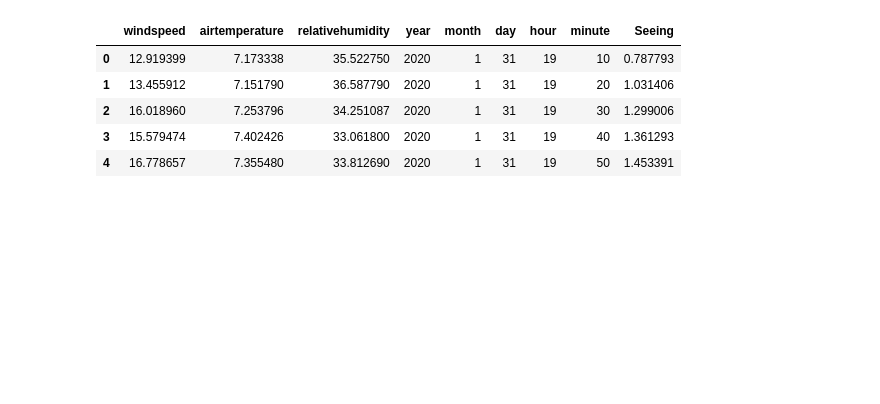
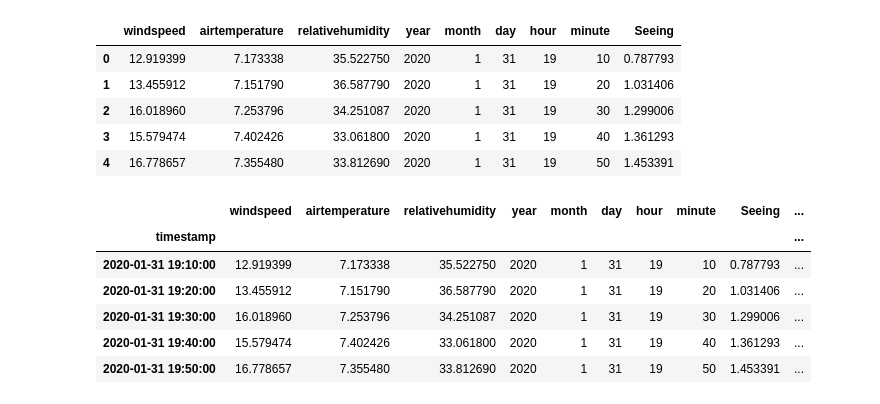
Before and after one commit to gdapablo/Seeing_forecast, a Jupyter notebook: notebooks/ML_lag_features.ipynb, the cells around one changed output. Cells and saved outputs as stored; diff of their text form; code cells hidden in the pictures; blank space fills up the shorter version.

```diff
--- a/notebooks/ML_lag_features.ipynb
+++ b/notebooks/ML_lag_features.ipynb
@@ -14,3 +17,26 @@ df.head()
 | 2 | 16.018960 | 7.253796 | 34.251087 | 2020 | 1 | 31 | 19 | 30 | 1.299006 |
 | 3 | 15.579474 | 7.402426 | 33.061800 | 2020 | 1 | 31 | 19 | 40 | 1.361293 |
 | 4 | 16.778657 | 7.355480 | 33.812690 | 2020 | 1 | 31 | 19 | 50 | 1.453391 |
+# %%
+# Creating timestamp
+temp_cols = ['year', 'month', 'day', 'hour', 'minute']
+df['timestamp'] = pd.to_datetime(df[temp_cols])
+
+# Ordering the dataframe based on the timestamp
+df_sorted = df.sort_values('timestamp').copy()
+
+# We use the timestamp as an index
+df_sorted.index = df_sorted['timestamp']
+
+# Create a night_id identifier for each night (based on calendar date)
+df_sorted['night_id'] = df_sorted[['year', 'month', 'day']].astype(str).agg('-'.join, axis=1)
+
+df_sorted.head()
+# %% [output]
+|  | windspeed | airtemperature | relativehumidity | year | month | day | hour | minute | Seeing | ... |
+| timestamp |  |  |  |  |  |  |  |  |  | ... |
+| 2020-01-31 19:10:00 | 12.919399 | 7.173338 | 35.522750 | 2020 | 1 | 31 | 19 | 10 | 0.787793 | ... |
+| 2020-01-31 19:20:00 | 13.455912 | 7.151790 | 36.587790 | 2020 | 1 | 31 | 19 | 20 | 1.031406 | ... |
+| 2020-01-31 19:30:00 | 16.018960 | 7.253796 | 34.251087 | 2020 | 1 | 31 | 19 | 30 | 1.299006 | ... |
+| 2020-01-31 19:40:00 | 15.579474 | 7.402426 | 33.061800 | 2020 | 1 | 31 | 19 | 40 | 1.361293 | ... |
+| 2020-01-31 19:50:00 | 16.778657 | 7.355480 | 33.812690 | 2020 | 1 | 31 | 19 | 50 | 1.453391 | ... |
```
Also changed, not shown: parts of 15 cells of this notebook.
